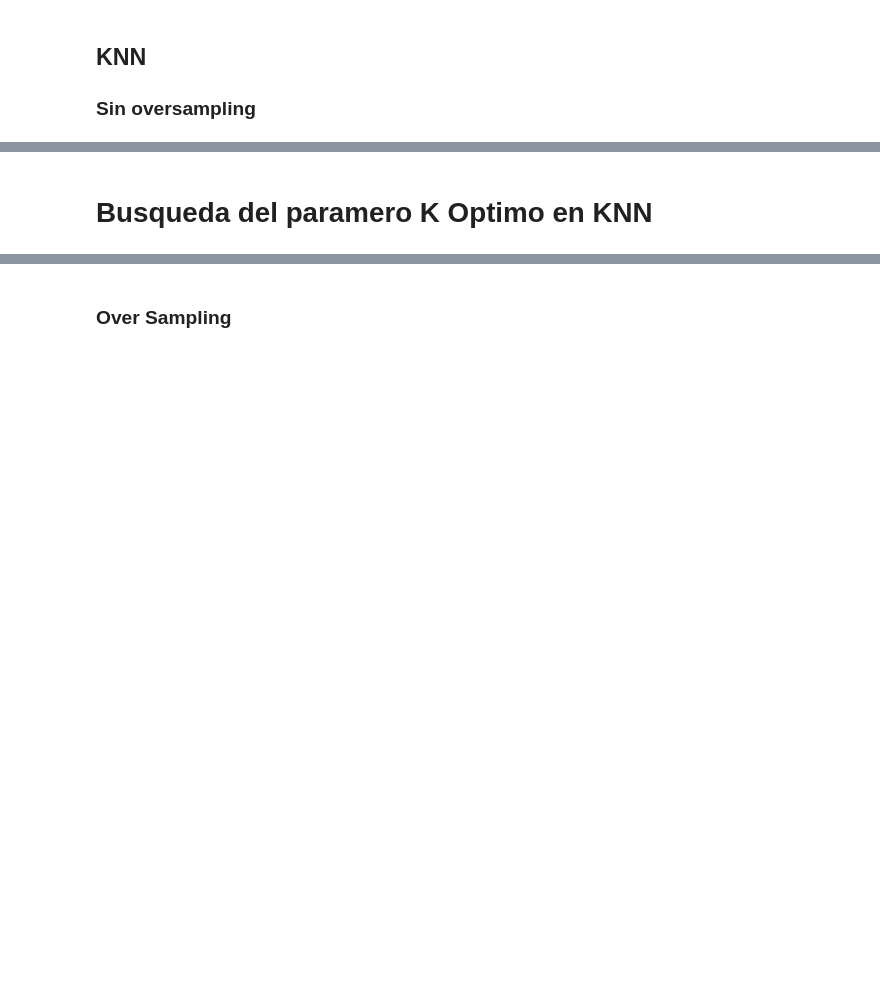
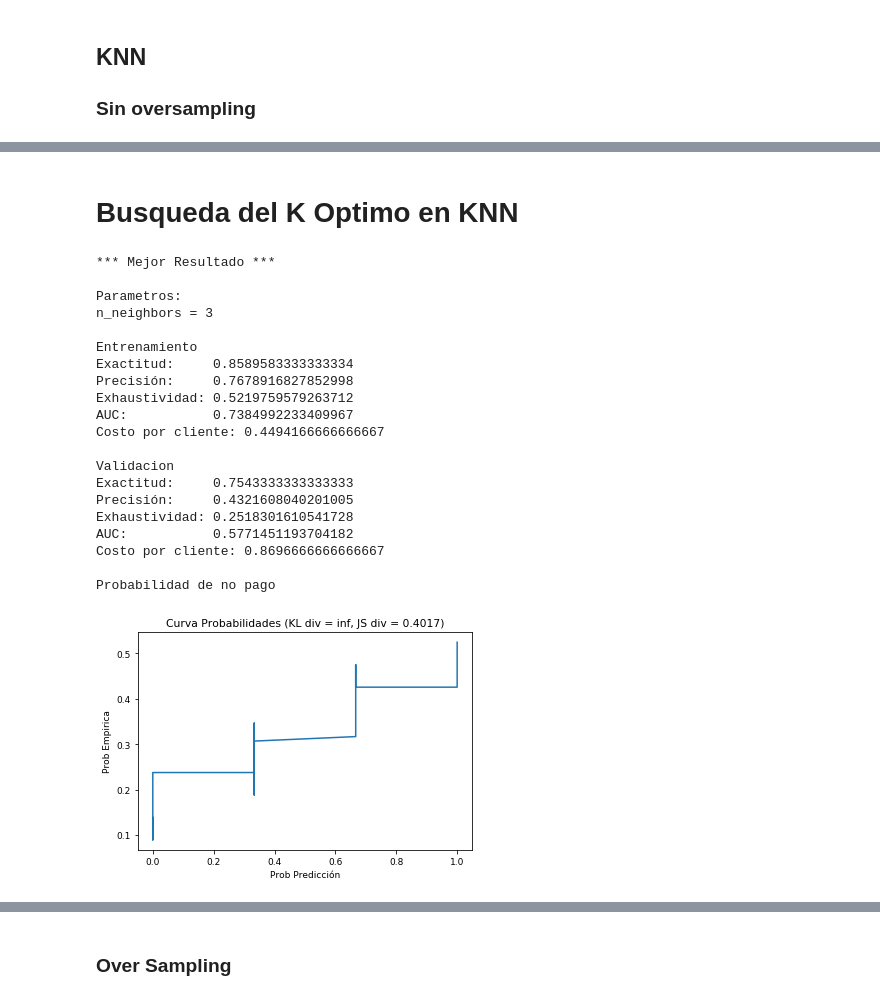
Before and after one commit to alainno/default-credit-card, a Jupyter notebook: eKNNDefault.ipynb, the cells around one changed output, grey strips where cells are left out. Saved outputs shown, nothing was run; the diff lists cells and outputs as text; code cells hidden in the pictures; blank space fills up the shorter version.

```diff
--- a/eKNNDefault.ipynb
+++ b/eKNNDefault.ipynb
@@ -382,5 +342,5 @@ Costo por cliente: 1.0016666666666667
 # %% [markdown]
-# Busqueda del paramero K Optimo en KNN
+# Busqueda del  K Optimo en KNN
 # %%
 # Función para buscar el mejor costo.
 import sys
@@ -432,6 +392,33 @@ def mejorKNN(X_entren, y_entren, X_val, y_val,
     print('\nProbabilidad de no pago')
     y_val_prob = _miKNN.predict_proba(X_val)[:,1]
     mostrarPQ(y_val, y_val_prob)
+# %%
+# buscamos el mejor parametro para el modelo KNN.
+mejorKNN(X_entren, y_entren, X_val, y_val,
+             n_neighbors_list=[3,5,7,9,11,20,25,30],
+             printdetail=False)
+# %% [output]
+*** Mejor Resultado ***
+
+Parametros:
+n_neighbors = 3
+
+Entrenamiento
+Exactitud:     0.8589583333333334
+Precisión:     0.7678916827852998
+Exhaustividad: 0.5219759579263712
+AUC:           0.7384992233409967
+Costo por cliente: 0.4494166666666667
+
+Validacion
+Exactitud:     0.7543333333333333
+Precisión:     0.4321608040201005
+Exhaustividad: 0.2518301610541728
+AUC:           0.5771451193704182
+Costo por cliente: 0.8696666666666667
+
+Probabilidad de no pago
+[figure, added]
 # %%
 # buscamos el mejor parametro para el modelo KNN.
 mejorKNN(X_entren, y_entren, X_val, y_val,
```
Also changed, not shown: parts of 32 cells of this notebook.
